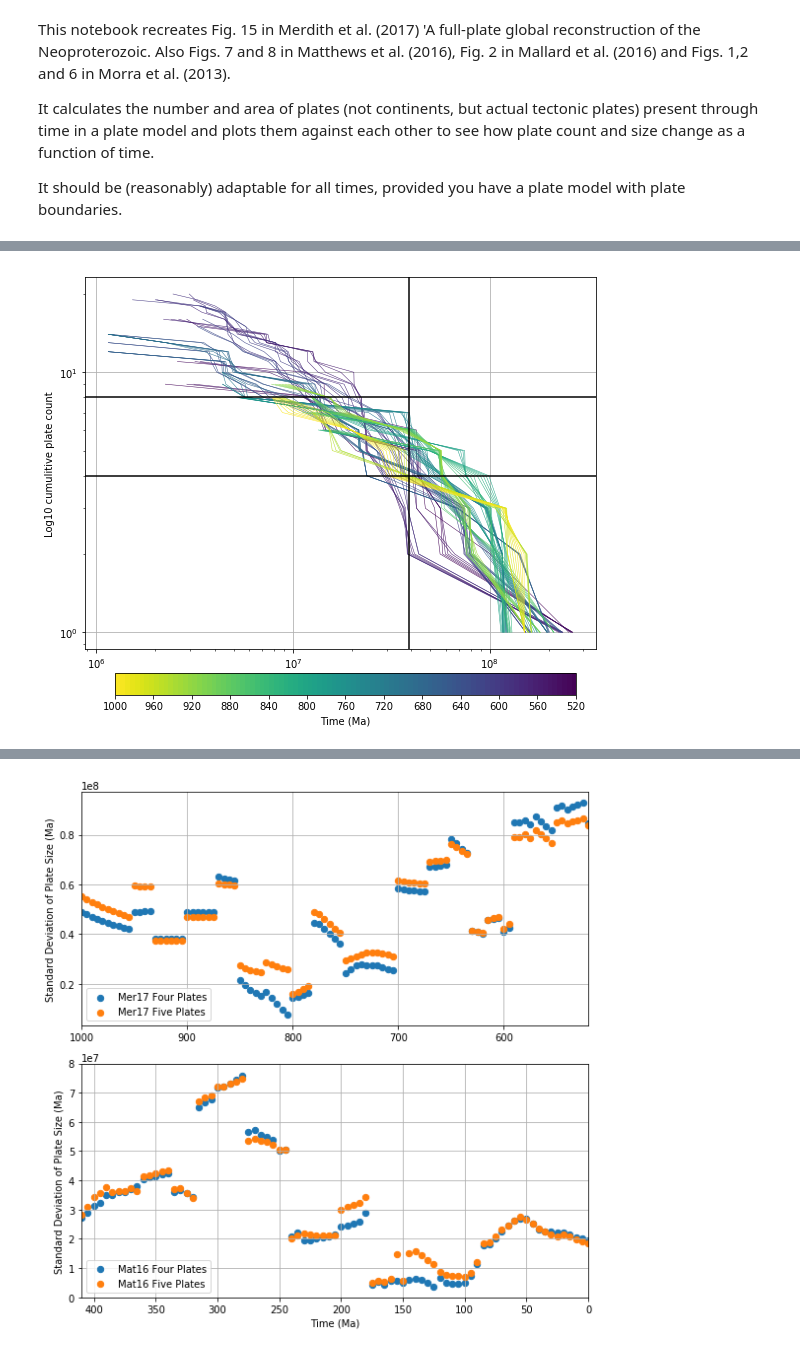
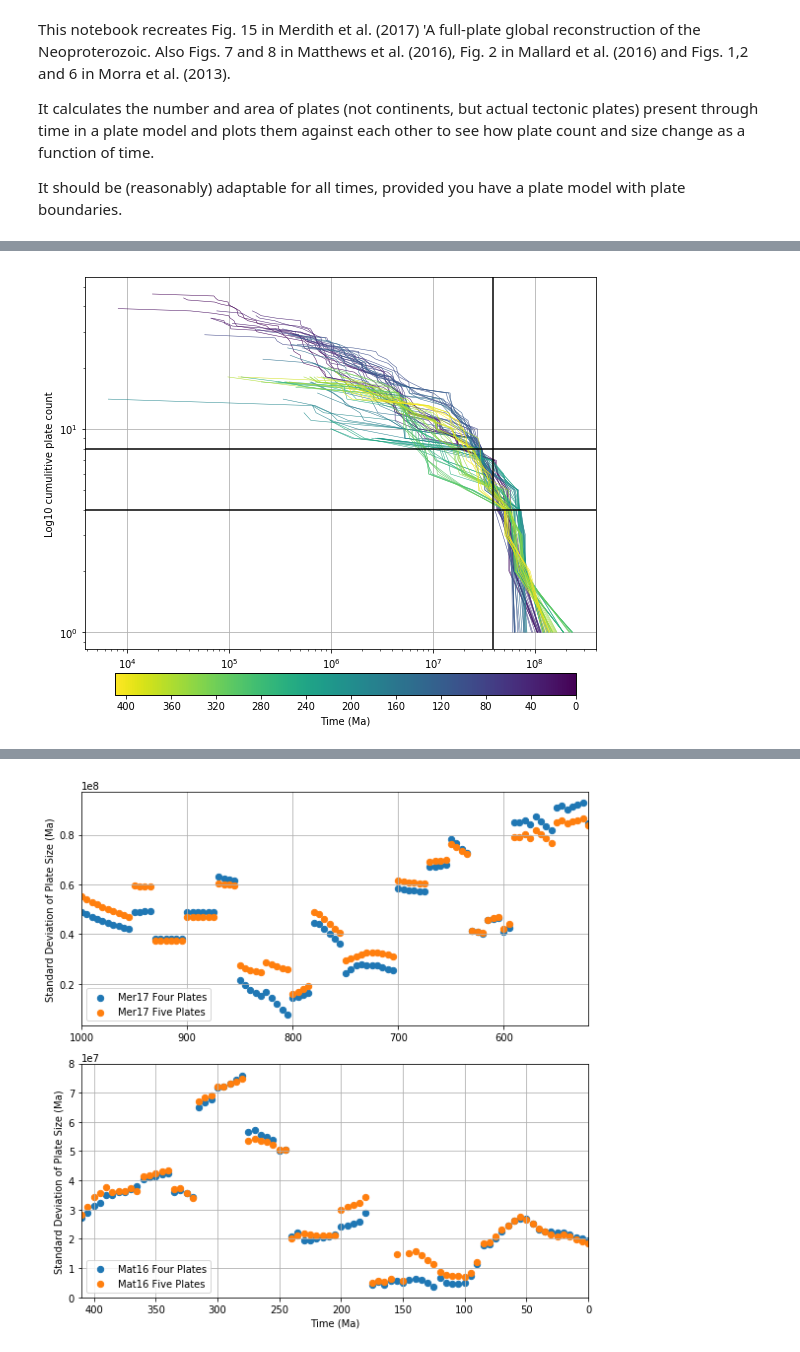
Before and after one commit to amer7632/pyGPlates_examples, a Jupyter notebook: Merdith_2017_GR/number-of-plates-vs-plate-size.ipynb, the cells around one changed output, grey strips where cells are left out. Cells and saved outputs as stored; diff of their text form; code cells hidden in the pictures.

```diff
--- a/Merdith_2017_GR/number-of-plates-vs-plate-size.ipynb
+++ b/Merdith_2017_GR/number-of-plates-vs-plate-size.ipynb
@@ -117,34 +154,35 @@ cm = plt.get_cmap('viridis')
 # %%
 fig, ax = plt.subplots(num=None, figsize=(8, 6))
 #need to create a mappable colour map in order colour things by time (i think, i find this part of
 #matplotlib confusing)
-norm = mpl.colors.Normalize(vmin=520, vmax=1000)
+norm = mpl.colors.Normalize(vmin=0, vmax=410)
 m = plt.cm.ScalarMappable(norm=norm, cmap=cm)
 #loop through our three variables and colour appropriately
-for x,y,z in zip(Mer17_plate_area,Mer17_num_plates,Mer17_time):
-    color1 = m.to_rgba(z)
-    f1 = ax.plot(x,y,c=color1, linewidth=0.5)
+for x,y,z in zip(Mat16_plate_area,Mat16_num_plates,Mat16_time):
+    color = m.to_rgba(z)
+    ax.plot(x,y,c=color, linewidth=0.5)
 #some inflexion points after Mallard et al. (2016) and Matthews et al. (2016)
 ax.axhline(8, color='k')
 ax.axhline(4, color='k')
 ax.axvline(10**7.59, color='k')
 #we want log axes
 ax.semilogy()
 ax.semilogx()
 #set grid
 ax.grid(True)
 
 #labels etc.
 ax.set_xlabel('Log10 plate area (km2)')
 ax.set_ylabel('Log10 cumulitive plate count')
 ax.tick_params(axis='y')
 ax.tick_params(axis='x')
 #colourbar :*(
 cbax = fig.add_axes([0.14, 0, .8, 0.05])
 cb = fig.colorbar(CS3, cax=cbax, orientation='horizontal')
+cb = mpl.colorbar.ColorbarBase(cbax, cmap=cm, norm=norm, orientation='horizontal')
 cb.set_label('Time (Ma)')
-cb.set_ticks(Mer17_cbar_tick_marks)
+cb.set_ticks(Mat16_cbar_tick_marks)
 cb.ax.invert_xaxis()
 plt.tight_layout()
 # %% [output]
-[figure, old version]
+[figure, new version]
```
Also changed, not shown: parts of 2 cells of this notebook, 3 other files.
